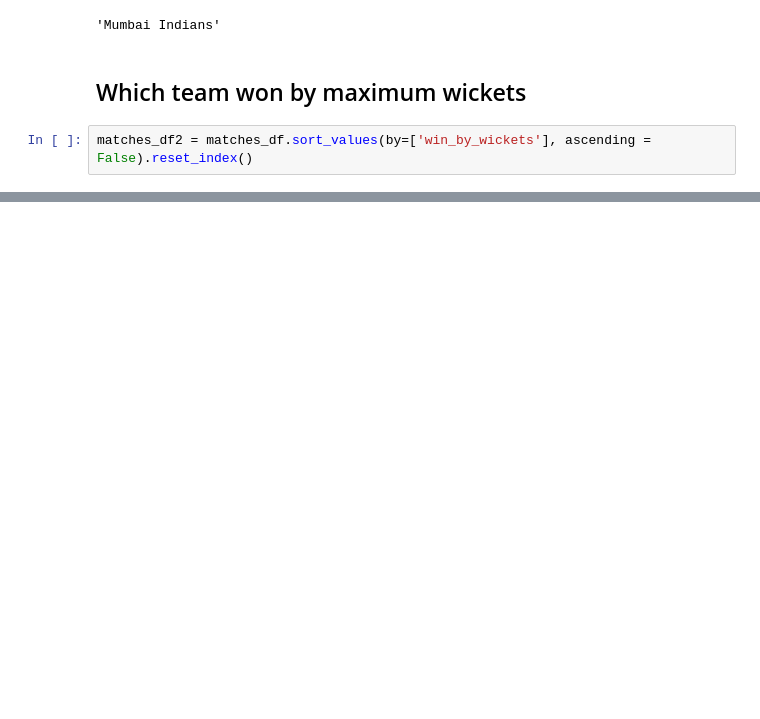
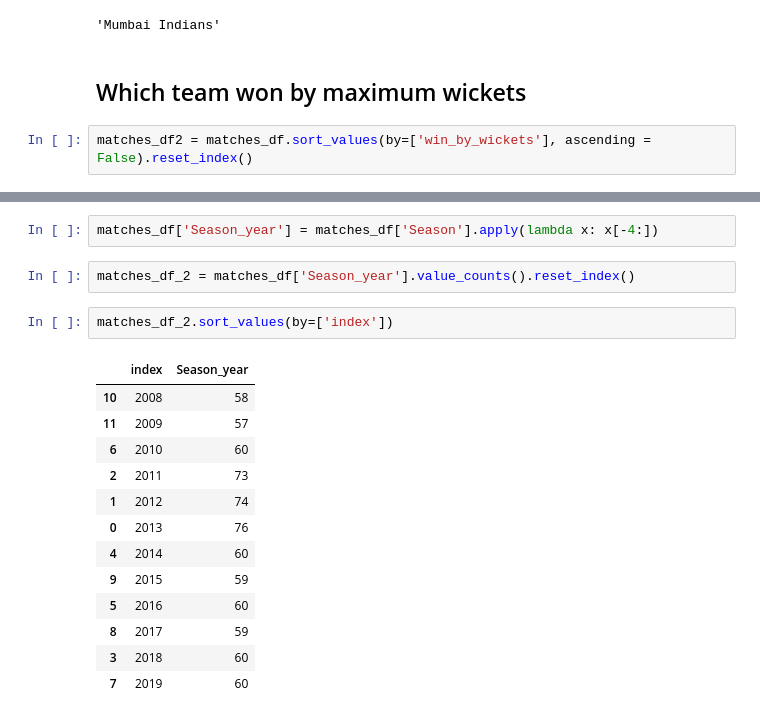
Before and after one commit to prateekk21/ipl-t20-cricket-analysis, a Jupyter notebook: Prateek_Arora_IPL_T20_Cricket_Analysis.ipynb, the cells around one changed output, grey strips where cells are left out. Drawn from its saved outputs; the diff is of its cells as text; blank space fills up the shorter version.

```diff
--- a/Prateek_Arora_IPL_T20_Cricket_Analysis.ipynb
+++ b/Prateek_Arora_IPL_T20_Cricket_Analysis.ipynb
@@ -209,0 +233,20 @@ matches_df2['winner'][0]
+# %%
+matches_df['Season_year'] = matches_df['Season'].apply(lambda x: x[-4:])
+# %%
+matches_df_2 = matches_df['Season_year'].value_counts().reset_index()
+# %%
+matches_df_2.sort_values(by=['index'])
+# %% [output]
+|  | index | Season_year |
+| 10 | 2008 | 58 |
+| 11 | 2009 | 57 |
+| 6 | 2010 | 60 |
+| 2 | 2011 | 73 |
+| 1 | 2012 | 74 |
+| 0 | 2013 | 76 |
+| 4 | 2014 | 60 |
+| 9 | 2015 | 59 |
+| 5 | 2016 | 60 |
+| 8 | 2017 | 59 |
+| 3 | 2018 | 60 |
+| 7 | 2019 | 60 |
```
Also changed, not shown: parts of 21 cells of this notebook.
